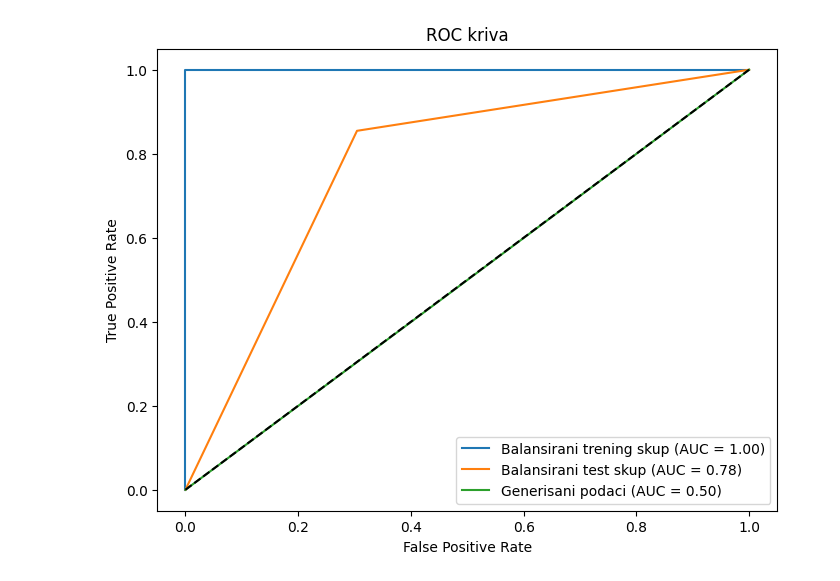
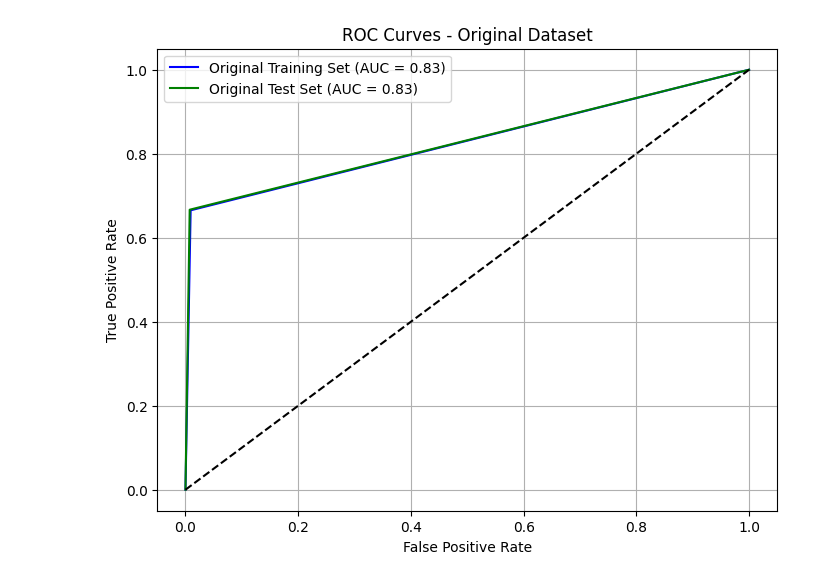
Before and after one commit to halidak/machine_learning_project, a Jupyter notebook: decision_tree.ipynb, the cells around one changed output. Saved outputs shown, nothing was run; the diff lists cells and outputs as text; code cells hidden in the pictures.

```diff
--- a/decision_tree.ipynb
+++ b/decision_tree.ipynb
@@ -130,39 +173,31 @@ plt.show()
-# %%
-import matplotlib.pyplot as plt
-from sklearn.metrics import roc_curve, auc
-
-# izracunavanje verovatnoća pripadnosti pozitivnoj klasi za balansirani trening i test skup
-y_train_probs_balanced = model.predict_proba(X_train)[:, 1]
-y_test_probs_balanced = model.predict_proba(X_test)[:, 1]
-
-# izracunavanje vrednosti za ROC krivu
-train_fpr_balanced, train_tpr_balanced, _ = roc_curve(y_train, y_train_probs_balanced)
-test_fpr_balanced, test_tpr_balanced, _ = roc_curve(y_test, y_test_probs_balanced)
-
-# izracunavanje AUC vrednosti
-train_auc_balanced = auc(train_fpr_balanced, train_tpr_balanced)
-test_auc_balanced = auc(test_fpr_balanced, test_tpr_balanced)
-
-#za generisane podatke
-# izracunavanje verovatnoca pripadnosti pozitivnoj klasi za generisane podatke
-y_generated_probs = model.predict_proba(X_generated)[:, 1]
-
-# izracunavanje vrednosti za ROC krivu za generisane podatke
-generated_fpr, generated_tpr, _ = roc_curve(y_generated, y_generated_probs)
-
-# izracunavanje AUC vrednosti za generisane podatke
-generated_auc = auc(generated_fpr, generated_tpr)
-
-# irikaz ROC krive za balansirane trening, test skupove i generisane podatke
-plt.figure(figsize=(8, 6))
-plt.plot(train_fpr_balanced, train_tpr_balanced, label='Balansirani trening skup (AUC = {:.2f})'.format(train_auc_balanced))
-plt.plot(test_fpr_balanced, test_tpr_balanced, label='Balansirani test skup (AUC = {:.2f})'.format(test_auc_balanced))
-plt.plot(generated_fpr, generated_tpr, label='Generisani podaci (AUC = {:.2f})'.format(generated_auc))
-plt.plot([0, 1], [0, 1], color='black', linestyle='--')
-plt.xlabel('False Positive Rate')
-plt.ylabel('True Positive Rate')
-plt.title('ROC kriva')
-plt.legend()
-plt.show()
-# %% [output]
-[figure, removed]
+# %%
+import matplotlib.pyplot as plt
+from sklearn.metrics import roc_curve, auc
+
+# Calculate predicted probabilities for original dataset
+y_train_probs_original = model.predict_proba(X_train_original)[:, 1]
+y_test_probs_original = model.predict_proba(X_test_original)[:, 1]
+
+# Calculate ROC curve values for original dataset
+train_fpr_original, train_tpr_original, _ = roc_curve(y_train_original, y_train_probs_original)
+test_fpr_original, test_tpr_original, _ = roc_curve(y_test_original, y_test_probs_original)
+
+# Calculate AUC values for original dataset
+train_auc_original = auc(train_fpr_original, train_tpr_original)
+test_auc_original = auc(test_fpr_original, test_tpr_original)
+
+# Plot ROC curves for original dataset
+plt.figure(figsize=(8, 6))
+
+plt.plot(train_fpr_original, train_tpr_original, label='Original Training Set (AUC = {:.2f})'.format(train_auc_original), color='blue')
+plt.plot(test_fpr_original, test_tpr_original, label='Original Test Set (AUC = {:.2f})'.format(test_auc_original), color='green')
+plt.plot([0, 1], [0, 1], color='black', linestyle='--')
+plt.xlabel('False Positive Rate')
+plt.ylabel('True Positive Rate')
+plt.title('ROC Curves - Original Dataset')
+plt.legend()
+plt.grid(True)
+
+plt.show()
+# %% [output]
+[figure, added]
```
Also changed, not shown: parts of 5 cells of this notebook, 16 other files.
